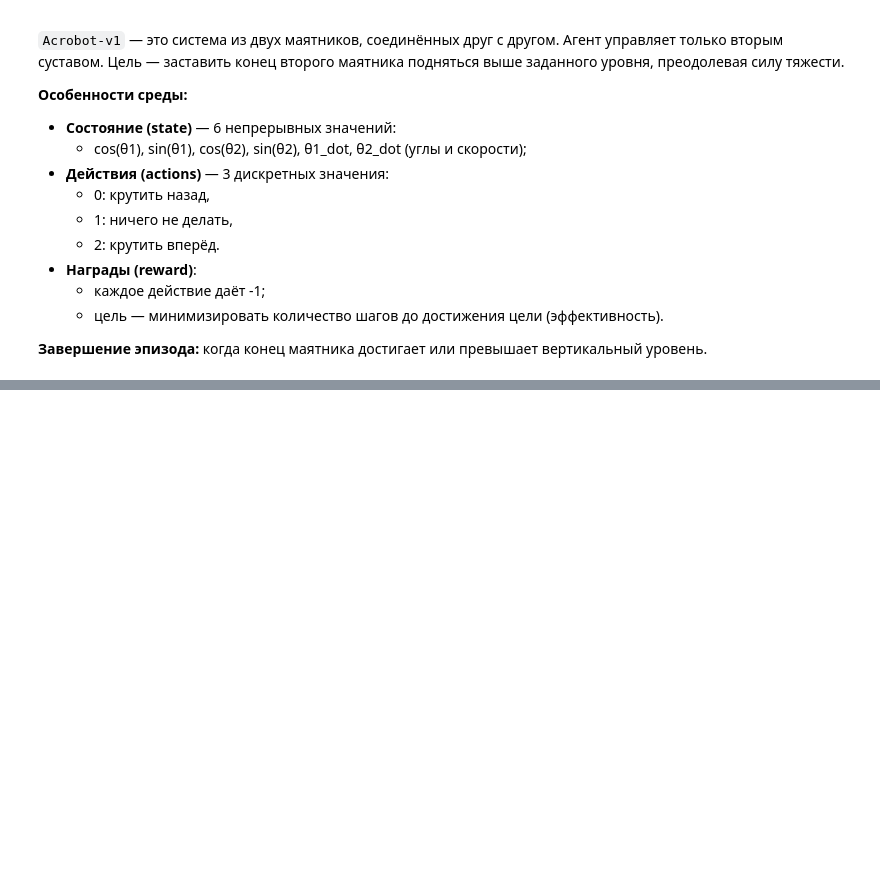
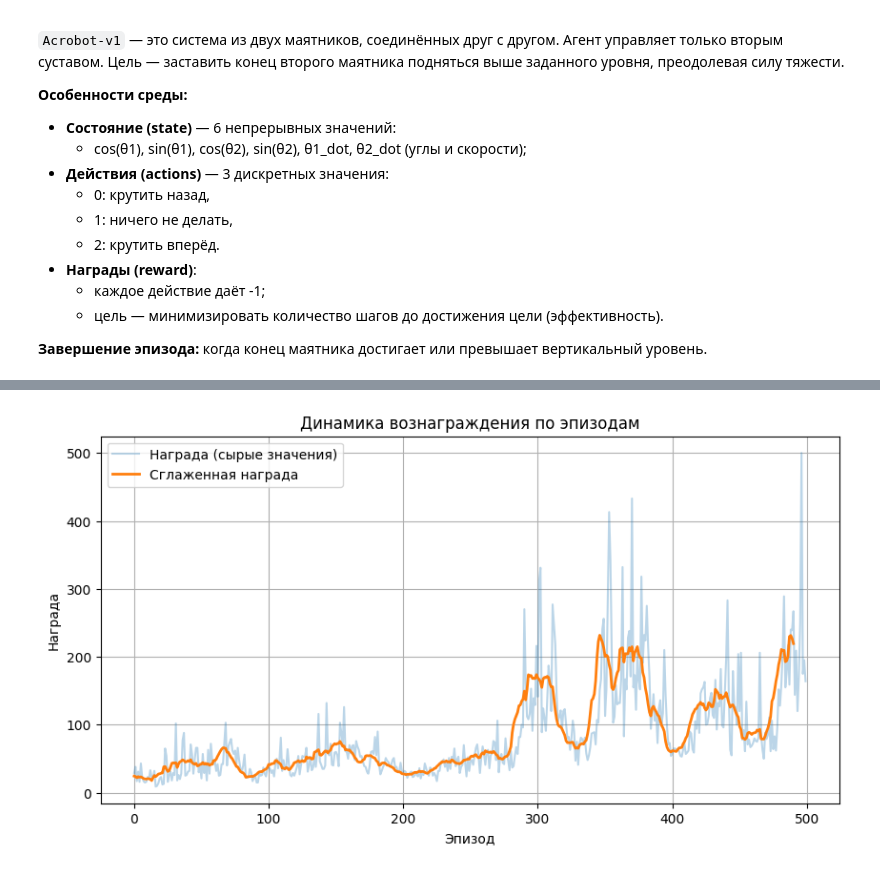
Before and after one commit to daradanci/MMO_2025, a Jupyter notebook: notes/LR4_MMO.ipynb, the cells around one changed output, grey strips where cells are left out. Drawn from its saved outputs; the diff is of its cells as text; code cells hidden in the pictures; blank space fills up the shorter version.

```diff
--- a/notes/LR4_MMO.ipynb
+++ b/notes/LR4_MMO.ipynb
@@ -147,3 +166,24 @@ for episode in range(500):
+# %%
+import matplotlib.pyplot as plt
+import numpy as np
+
+# Сглаживание: скользящее среднее по 10 эпизодам
+def moving_average(values, window=10):
+    return np.convolve(values, np.ones(window)/window, mode='valid')
+
+smoothed_rewards = moving_average(all_rewards)
+
+plt.figure(figsize=(10, 5))
+plt.plot(all_rewards, label="Награда (сырые значения)", alpha=0.3)
+plt.plot(range(len(smoothed_rewards)), smoothed_rewards, label="Сглаженная награда", linewidth=2)
+plt.title("Динамика вознаграждения по эпизодам")
+plt.xlabel("Эпизод")
+plt.ylabel("Награда")
+plt.legend()
+plt.grid(True)
+plt.show()
+# %% [output]
+[figure, added]
 # %%
 plt.plot(all_rewards)
 plt.title("Total Reward per Episode")
```
Also changed, not shown: parts of 6 cells of this notebook.
